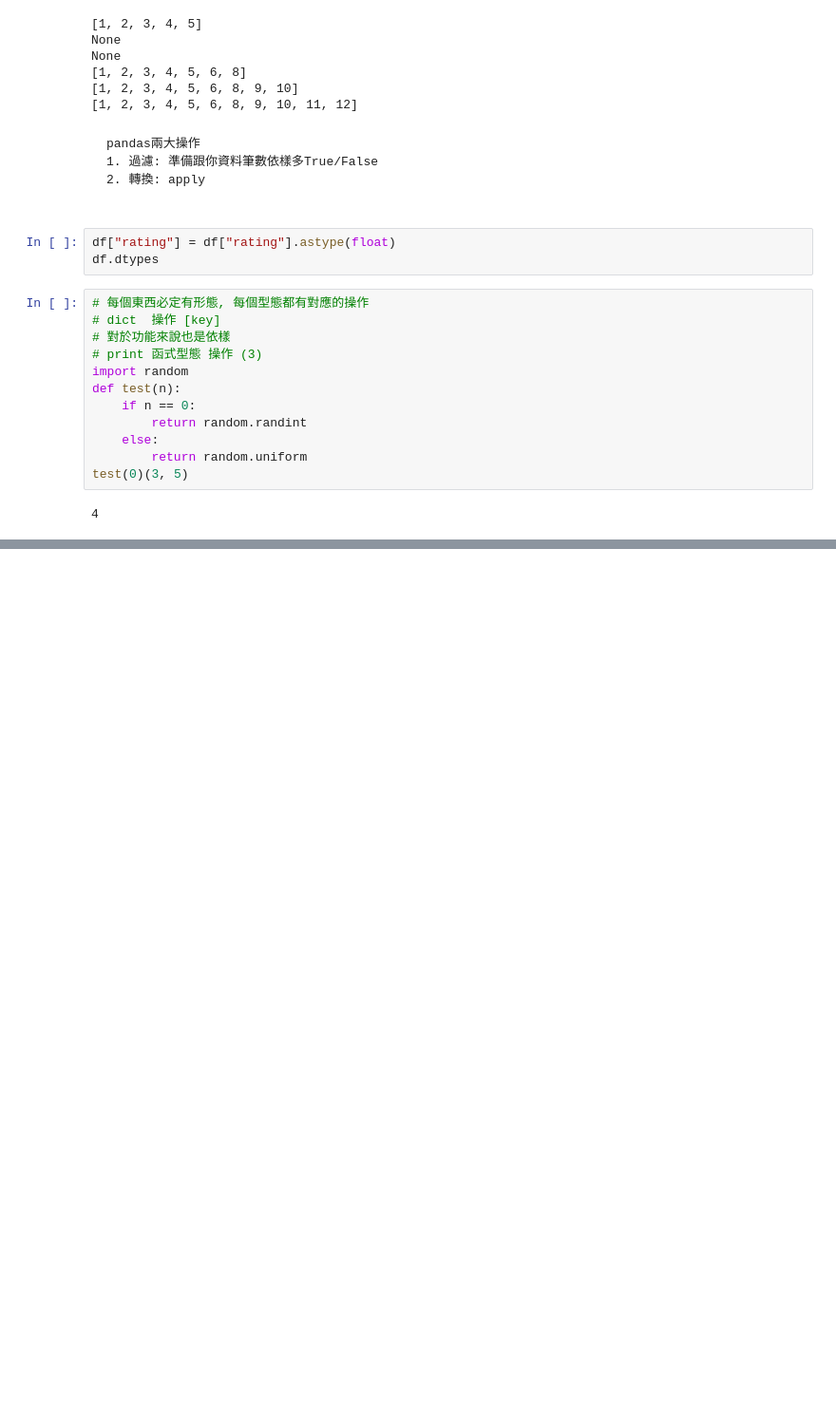
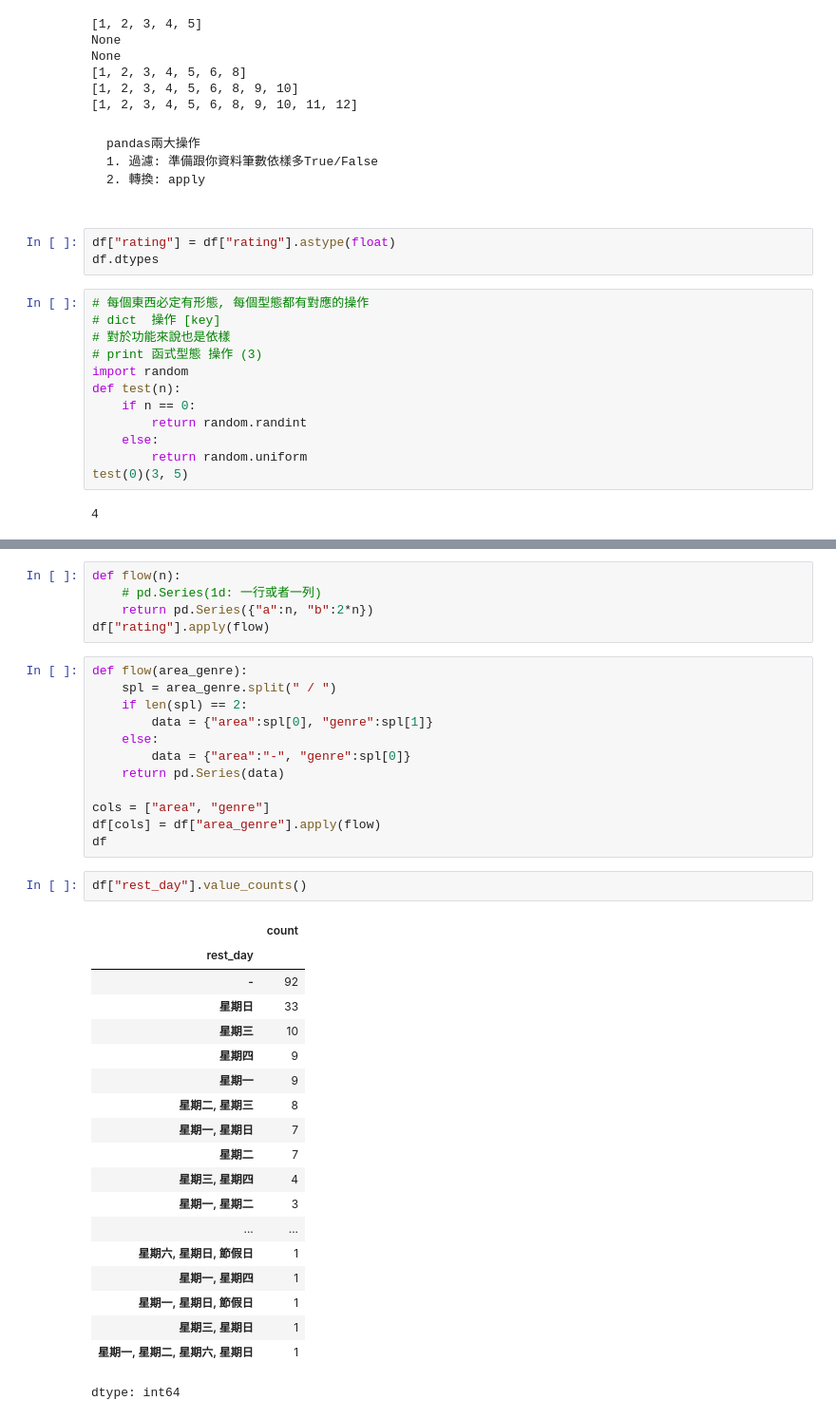
Before and after one commit to Elwing-Chou/tibame_0618, a Jupyter notebook: tibame_20250708.ipynb, the cells around one changed output, grey strips where cells are left out. Shown at 95% size. Saved outputs shown, nothing was run; the diff lists cells and outputs as text; blank space fills up the shorter version.

```diff
--- a/tibame_20250708.ipynb
+++ b/tibame_20250708.ipynb
@@ -262,0 +248,39 @@ dtype: float64
+# %%
+def flow(n):
+    # pd.Series(1d: 一行或者一列)
+    return pd.Series({"a":n, "b":2*n})
+df["rating"].apply(flow)
+# %%
+def flow(area_genre):
+    spl = area_genre.split(" / ")
+    if len(spl) == 2:
+        data = {"area":spl[0], "genre":spl[1]}
+    else:
+        data = {"area":"-", "genre":spl[0]}
+    return pd.Series(data)
+
+cols = ["area", "genre"]
+df[cols] = df["area_genre"].apply(flow)
+df
+# %%
+df["rest_day"].value_counts()
+# %% [output]
+|  | count |
+| rest_day |  |
+| - | 92 |
+| 星期日 | 33 |
+| 星期三 | 10 |
+| 星期四 | 9 |
+| 星期一 | 9 |
+| 星期二, 星期三 | 8 |
+| 星期一, 星期日 | 7 |
+| 星期二 | 7 |
+| 星期三, 星期四 | 4 |
+| 星期一, 星期二 | 3 |
+| ... | ... |
+| 星期六, 星期日, 節假日 | 1 |
+| 星期一, 星期四 | 1 |
+| 星期一, 星期日, 節假日 | 1 |
+| 星期三, 星期日 | 1 |
+| 星期一, 星期二, 星期六, 星期日 | 1 |
+dtype: int64
```
Also changed, not shown: parts of 1 cell of this notebook.
